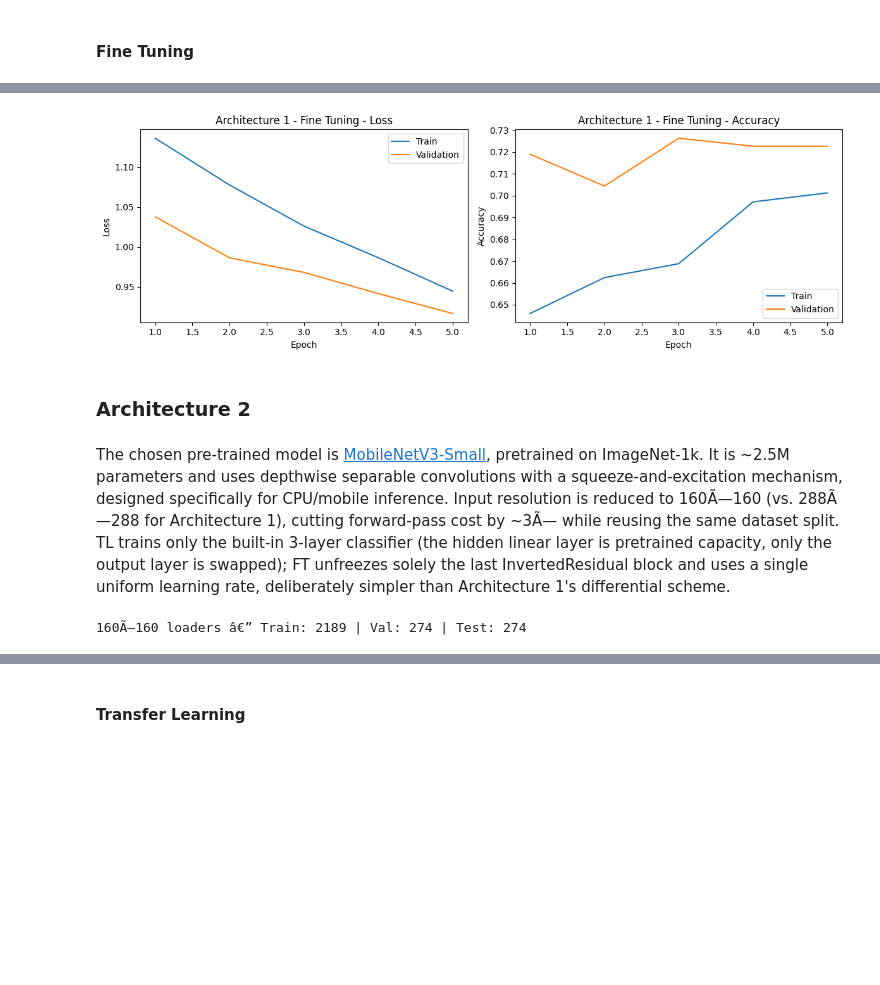
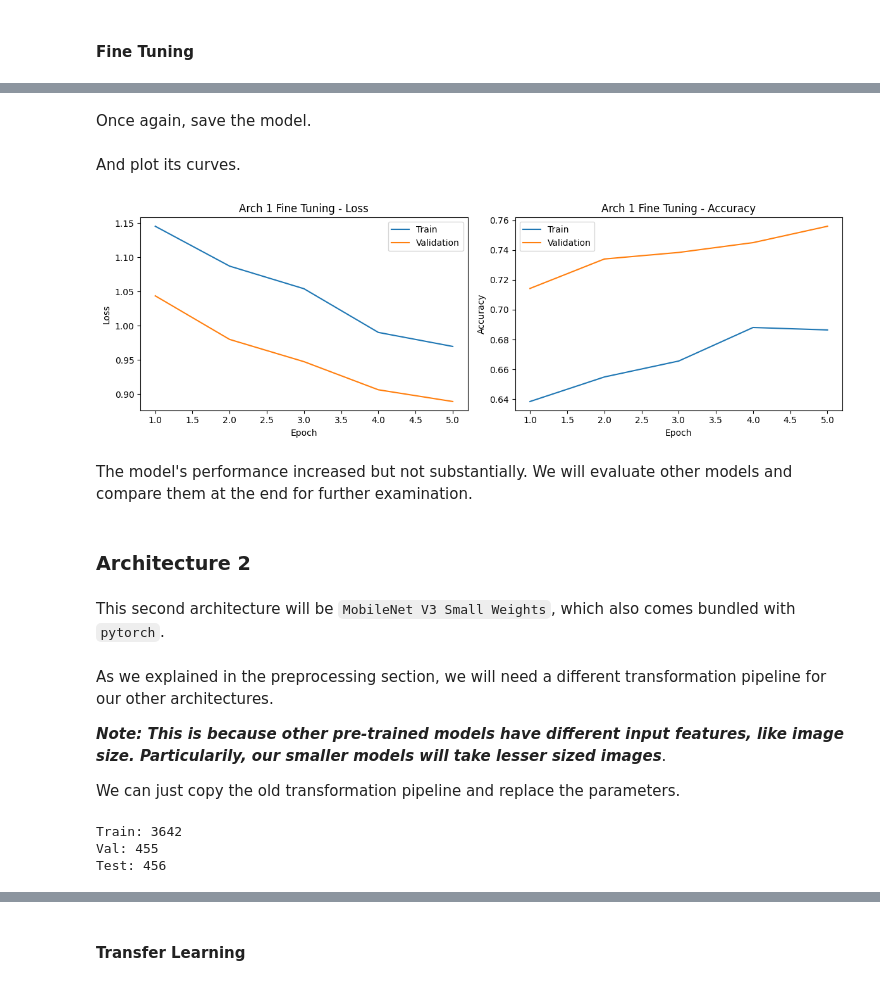
Before and after one commit to braulio-dev/ai-wildlife-detection, a Jupyter notebook: notebook/main.ipynb, the cells around one changed output, grey strips where cells are left out. Cells and saved outputs as stored; diff of their text form; code cells hidden in the pictures; blank space fills up the shorter version.

```diff
--- a/notebook/main.ipynb
+++ b/notebook/main.ipynb
@@ -506,6 +635,4 @@ def get_batch_accuracy(output, y, N):
 # %%
-from tqdm.auto import tqdm
-
 def train(_model, _train_loader, _val_loader, _criterion, _optimizer, _num_epochs, _transforms=None, patience=3):
     res = {'train_loss': [], 'train_acc': [], 'val_loss': [], 'val_acc': []}
 
@@ -520,7 +647,7 @@ def train(_model, _train_loader, _val_loader, _criterion, _optimizer, _num_epoch
     for epoch in range(_num_epochs):
         _model.train()
         train_loss = 0.0
-        train_acc  = 0.0
+        train_acc = 0.0
 
         with tqdm(total=total_batches, desc=f"Epoch {epoch+1}/{_num_epochs}", unit="batch", leave=True) as pbar:
             for X_batch, y_batch in _train_loader:
@@ -582,7 +709,6 @@ def train(_model, _train_loader, _val_loader, _criterion, _optimizer, _num_epoch
     if best_weights is not None:
         _model.load_state_dict(best_weights)
 
-    tqdm.write(f"Final - train_loss: {res['train_loss'][-1]:.4f}  train_acc: {res['train_acc'][-1]:.4f}  "
-               f"val_loss: {res['val_loss'][-1]:.4f}  val_acc: {res['val_acc'][-1]:.4f}")
+    tqdm.write(f"Final: train_loss: {res['train_loss'][-1]:.4f}  train_acc: {res['train_acc'][-1]:.4f}  val_loss: {res['val_loss'][-1]:.4f}  val_acc: {res['val_acc'][-1]:.4f}")
 
     return res
@@ -649,0 +768,3 @@ arch1 = copy.deepcopy(model)
+# %%
+arch1 = tv_models.efficientnet_b2(weights=tv_models.EfficientNet_B2_Weights.DEFAULT)
+arch1 = arch1.to(device)
@@ -684,13 +867,9 @@ plot_learning_curves(res_arch1_tl, 'Architecture 1 - Transfer Learning')
 # %%
-arch1.load_state_dict(torch.load('arch1_tl.pth', map_location=device))
-
-# Freeze everything first
 for param in arch1.parameters():
     param.requires_grad = False
 
-# Unfreeze last 2 feature blocks (7 and 8) + the classifier head
-NUM_UNFREEZE = 2
-for block in list(arch1.features.children())[-NUM_UNFREEZE:]:
+unfrozen_internal = list(arch1.features.children())[-2:]
+for block in unfrozen_internal:
     for param in block.parameters():
         param.requires_grad = True
 
@@ -699,5 +878,5 @@ for param in arch1.classifier.parameters():
 
 trainable = sum(p.numel() for p in arch1.parameters() if p.requires_grad)
 total     = sum(p.numel() for p in arch1.parameters())
-print(f"Trainable: {trainable:,} / {total:,}  (last {NUM_UNFREEZE} feature blocks + classifier)")
+print(f"Trainable: {trainable:,} / {total:,}")
 # %% [output]
@@ -705,12 +889,11 @@ Trainable: 3,255,387 / 7,722,129  (last 2 feature blocks + classifier)
 # %%
-unfrozen_blocks = list(arch1.features.children())[-NUM_UNFREEZE:]
-
 ft_params = [
-    {"params": [p for b in unfrozen_blocks for p in b.parameters()], "lr": 1e-5},
-    {"params": list(arch1.classifier.parameters()),                   "lr": 1e-3},
+    {"params": [p for b in unfrozen_internal for p in b.parameters()], "lr": 1e-5},
+    {"params": list(arch1.classifier.parameters()), "lr": 1e-3},
 ]
 
 ft_optimizer = torch.optim.Adam(ft_params)
+criterion = nn.CrossEntropyLoss()
 # %%
 res_arch1_ft = train(arch1, train_loader, val_loader, criterion, ft_optimizer, _num_epochs=5)
 # %% [output]
@@ -718,17 +901,26 @@ Final - train_loss: 0.9445  train_acc: 0.7012  val_loss: 0.9165  val_acc: 0.7226
+# %% [markdown]
+Once again, save the model.
 # %%
 torch.save(arch1.state_dict(), 'arch1_ft.pth')
+# %% [markdown]
+And plot its curves.
 # %%
-plot_learning_curves(res_arch1_ft, 'Architecture 1 - Fine Tuning')
+plot_learning_curves(res_arch1_ft, 'Arch 1 Fine Tuning')
 # %% [output]
-[figure, old version]
+[figure, new version]
+# %% [markdown]
+The model's performance increased but not substantially. We will evaluate other models and compare them at the end for further examination.
 # %% [markdown]
 ### Architecture 2
+# %% [markdown]
+This second architecture will be `MobileNet V3 Small Weights`, which also comes bundled with `pytorch`.
 # %% [markdown]
-The chosen pre-trained model is [MobileNetV3-Small](https://pytorch.org/vision/stable/models/generated/torchvision.models.mobilenet_v3_small.html), pretrained on ImageNet-1k. It is ~2.5M parameters and uses depthwise separable convolutions with a squeeze-and-excitation mechanism, designed specifically for CPU/mobile inference. Input resolution is reduced to 160Ã—160 (vs. 288Ã—288 for Architecture 1), cutting forward-pass cost by ~3Ã— while reusing the same dataset split. TL trains only the built-in 3-layer classifier (the hidden linear layer is pretrained capacity, only the output layer is swapped); FT unfreezes solely the last InvertedResidual block and uses a single uniform learning rate, deliberately simpler than Architecture 1's differential scheme.
+As we explained in the preprocessing section, we will need a different transformation pipeline for our other architectures.
+
+_**Note: This is because other pre-trained models have different input features, like image size. Particularily, our smaller models will take lesser sized images**_.
+
+We can just copy the old transformation pipeline and replace the parameters.
 # %%
-import torchvision.transforms as transforms
-from torch.utils.data import DataLoader, Subset
-
 train_transform_160 = transforms.Compose([
     transforms.Lambda(lambda img: img.crop((0, 0, img.width, int(img.height * 0.94)))),
     transforms.Resize(192),
@@ -754,10 +946,14 @@ train_set_160 = Subset(ds_train_160, train_idx)
 val_set_160   = Subset(ds_eval_160,  val_idx)
 test_set_160  = Subset(ds_eval_160,  test_idx)
 
-train_loader_160 = DataLoader(train_set_160, batch_size=BATCH_SIZE, shuffle=True,  num_workers=NUM_WORKERS, persistent_workers=False)
-val_loader_160   = DataLoader(val_set_160,   batch_size=BATCH_SIZE, shuffle=False, num_workers=NUM_WORKERS, persistent_workers=False)
-test_loader_160  = DataLoader(test_set_160,  batch_size=BATCH_SIZE, shuffle=False, num_workers=NUM_WORKERS, persistent_workers=False)
+train_loader_160 = DataLoader(train_set_160, batch_size=batch_size, shuffle=True)
+val_loader_160   = DataLoader(val_set_160,   batch_size=batch_size, shuffle=False)
+test_loader_160  = DataLoader(test_set_160,  batch_size=batch_size, shuffle=False)
 
-print(f"160Ã—160 loaders â€” Train: {len(train_set_160)} | Val: {len(val_set_160)} | Test: {len(test_set_160)}")
+print(f"Train: {len(train_set_160)}")
+print(f"Val: {len(val_set_160)}")
+print(f"Test: {len(test_set_160)}")
 # %% [output]
-160Ã—160 loaders â€” Train: 2189 | Val: 274 | Test: 274
+Train: 3642
+Val: 455
+Test: 456
```
Also changed, not shown: parts of 203 cells of this notebook, 8 other files.
